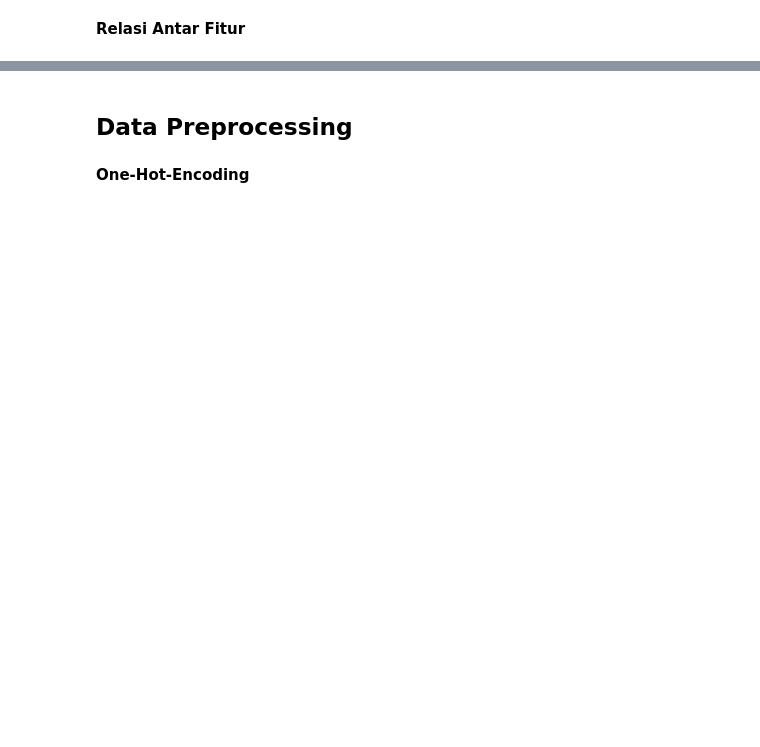
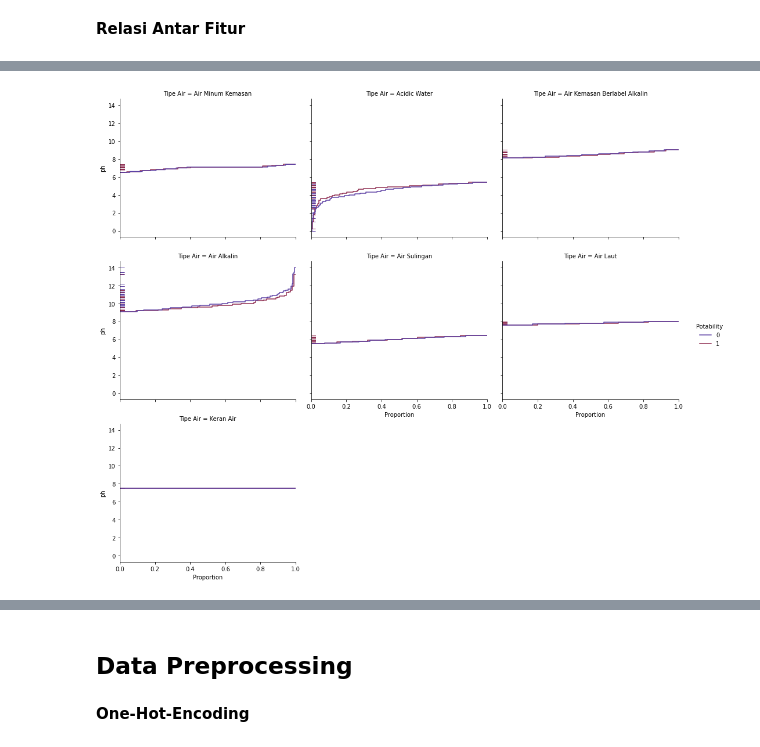
Before and after one commit to MuhamdIlyas/capstone, a Jupyter notebook: MachineLearning/Capstone.ipynb, the cells around one changed output, grey strips where cells are left out. Drawn from its saved outputs; the diff is of its cells as text; code cells hidden in the pictures; blank space fills up the shorter version.

```diff
--- a/MachineLearning/Capstone.ipynb
+++ b/MachineLearning/Capstone.ipynb
@@ -352,7 +384,9 @@ plt.show()
 # %%
 #Hubungan antara ph dan potability
-x = sb.displot(data=kualitas_air, y='ph', hue='Potability', col='Zat Air', palette = 'twilight', col_wrap=3,
+x = sb.displot(data=kualitas_air, y='ph', hue='Potability', col='Tipe Air', palette = 'twilight', col_wrap=3,
     kind='ecdf', height=4, aspect=1.2,rug=True)
 plt.show()
+# %% [output]
+[figure, added]
 # %%
 #Hubungan Antara Solid dan Potability
```
Also changed, not shown: parts of 15 cells of this notebook, 9 other files.
